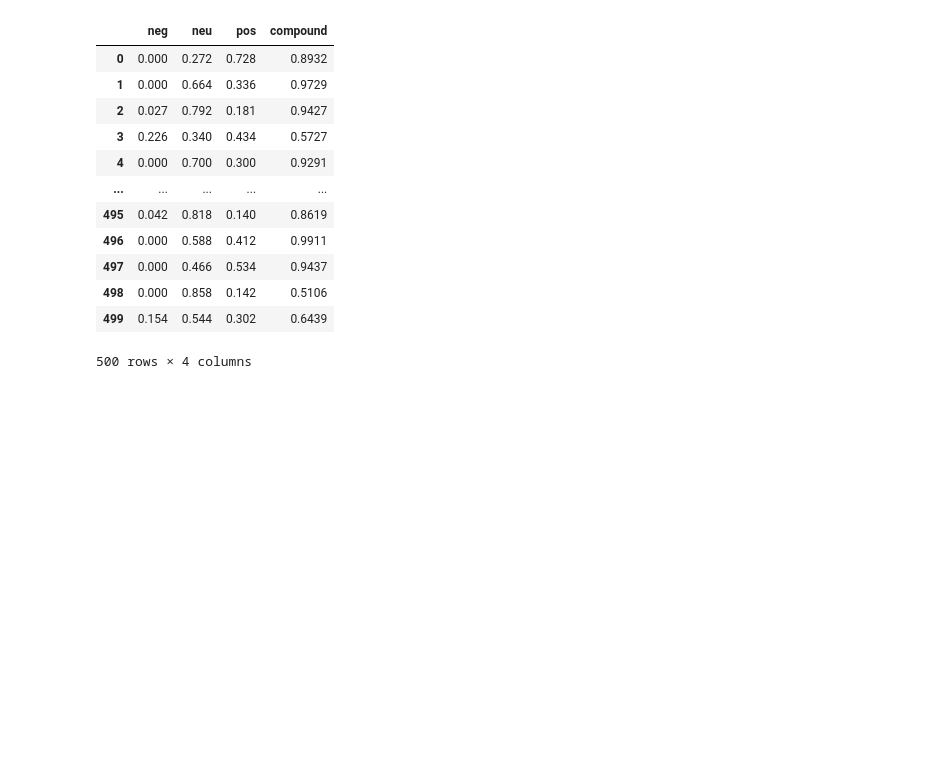
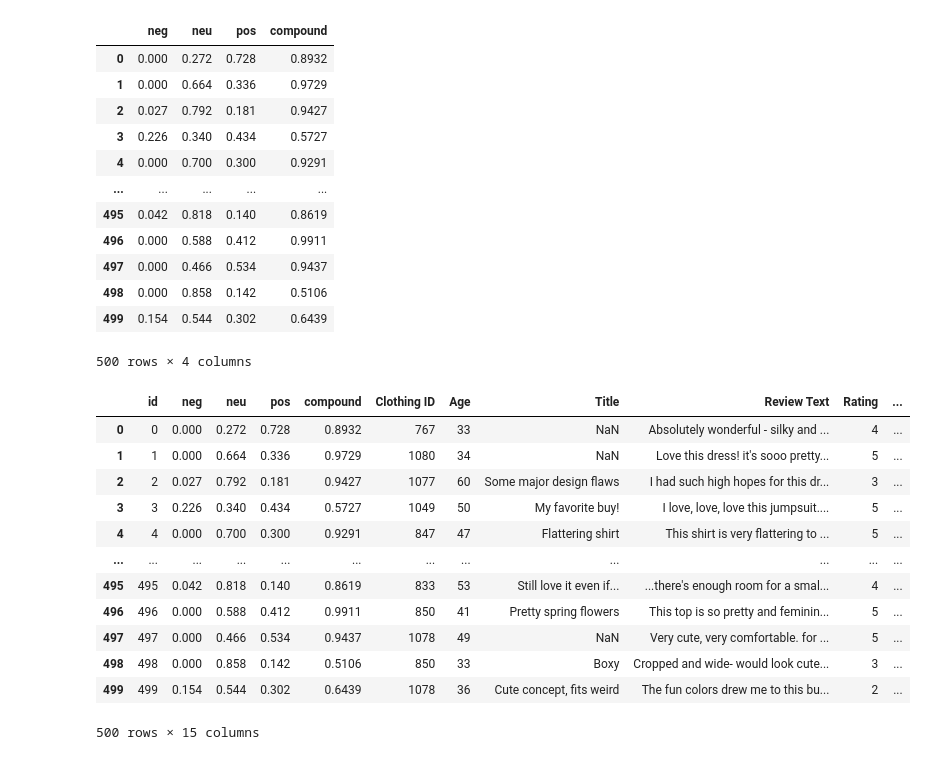
Before and after one commit to fahad-roshan/ADS_ass_3, a Jupyter notebook: Copy_of_Untitled38.ipynb, the cells around one changed output. Saved outputs shown, nothing was run; the diff lists cells and outputs as text; code cells hidden in the pictures; blank space fills up the shorter version.

```diff
--- a/Copy_of_Untitled38.ipynb
+++ b/Copy_of_Untitled38.ipynb
@@ -171,0 +177,16 @@ pd.DataFrame(res).T
+# %%
+vedor
+# %% [output]
+|  | id | neg | neu | pos | compound | Clothing ID | Age | Title | Review Text | Rating | ... |
+| 0 | 0 | 0.000 | 0.272 | 0.728 | 0.8932 | 767 | 33 | NaN | Absolutely wonderful - silky and ... | 4 | ... |
+| 1 | 1 | 0.000 | 0.664 | 0.336 | 0.9729 | 1080 | 34 | NaN | Love this dress! it's sooo pretty... | 5 | ... |
+| 2 | 2 | 0.027 | 0.792 | 0.181 | 0.9427 | 1077 | 60 | Some major design flaws | I had such high hopes for this dr... | 3 | ... |
+| 3 | 3 | 0.226 | 0.340 | 0.434 | 0.5727 | 1049 | 50 | My favorite buy! | I love, love, love this jumpsuit.... | 5 | ... |
+| 4 | 4 | 0.000 | 0.700 | 0.300 | 0.9291 | 847 | 47 | Flattering shirt | This shirt is very flattering to ... | 5 | ... |
+| ... | ... | ... | ... | ... | ... | ... | ... | ... | ... | ... | ... |
+| 495 | 495 | 0.042 | 0.818 | 0.140 | 0.8619 | 833 | 53 | Still love it even if... | ...there's enough room for a smal... | 4 | ... |
+| 496 | 496 | 0.000 | 0.588 | 0.412 | 0.9911 | 850 | 41 | Pretty spring flowers | This top is so pretty and feminin... | 5 | ... |
+| 497 | 497 | 0.000 | 0.466 | 0.534 | 0.9437 | 1078 | 49 | NaN | Very cute, very comfortable. for ... | 5 | ... |
+| 498 | 498 | 0.000 | 0.858 | 0.142 | 0.5106 | 850 | 33 | Boxy | Cropped and wide- would look cute... | 3 | ... |
+| 499 | 499 | 0.154 | 0.544 | 0.302 | 0.6439 | 1078 | 36 | Cute concept, fits weird | The fun colors drew me to this bu... | 2 | ... |
+500 rows × 15 columns
```
Also changed, not shown: parts of 11 cells of this notebook.
